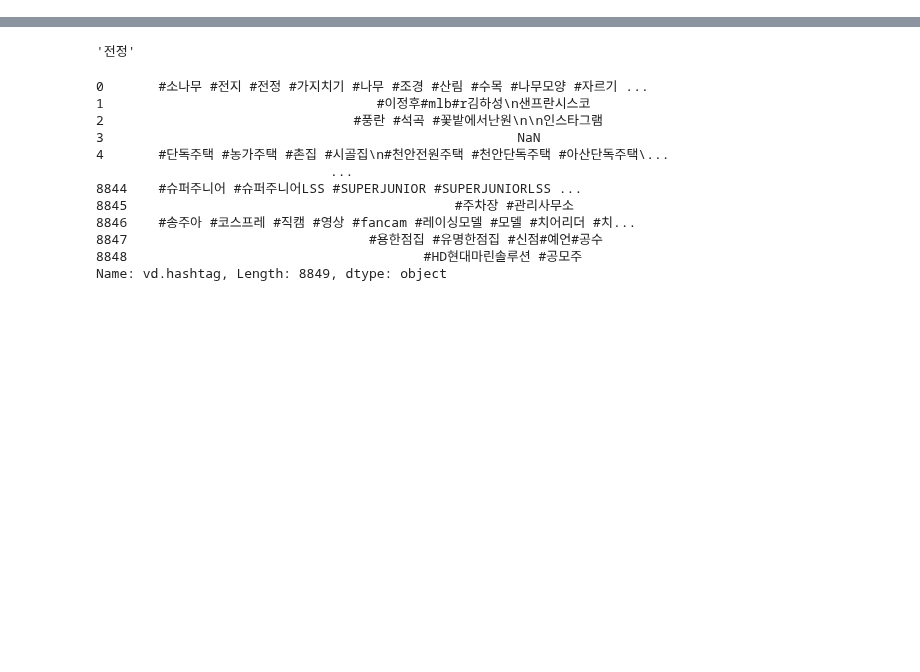
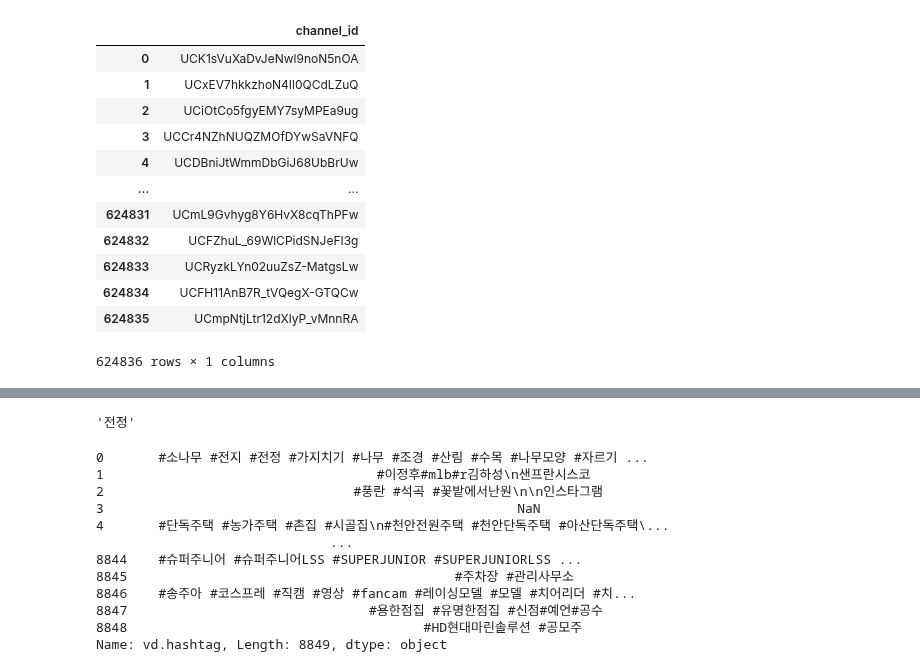
Before and after one commit to malangbbang123/dothis-ai-model, a Jupyter notebook: test.ipynb, the cells around one changed output, grey strips where cells are left out. Saved outputs shown, nothing was run; the diff lists cells and outputs as text; code cells hidden in the pictures; blank space fills up the shorter version.

```diff
--- a/test.ipynb
+++ b/test.ipynb
@@ -28,0 +33,18 @@ for i in df_list:
+# %%
+temp_df = pd.DataFrame({"channel_id":channel_id})
+# %%
+temp_df
+# %% [output]
+|  | channel_id |
+| 0 | UCK1sVuXaDvJeNwl9noN5nOA |
+| 1 | UCxEV7hkkzhoN4Il0QCdLZuQ |
+| 2 | UCiOtCo5fgyEMY7syMPEa9ug |
+| 3 | UCCr4NZhNUQZMOfDYwSaVNFQ |
+| 4 | UCDBniJtWmmDbGiJ68UbBrUw |
+| ... | ... |
+| 624831 | UCmL9Gvhyg8Y6HvX8cqThPFw |
+| 624832 | UCFZhuL_69WlCPidSNJeFI3g |
+| 624833 | UCRyzkLYn02uuZsZ-MatgsLw |
+| 624834 | UCFH11AnB7R_tVQegX-GTQCw |
+| 624835 | UCmpNtjLtr12dXlyP_vMnnRA |
+624836 rows × 1 columns
```
Also changed, not shown: parts of 6 cells of this notebook, 6 other files.
